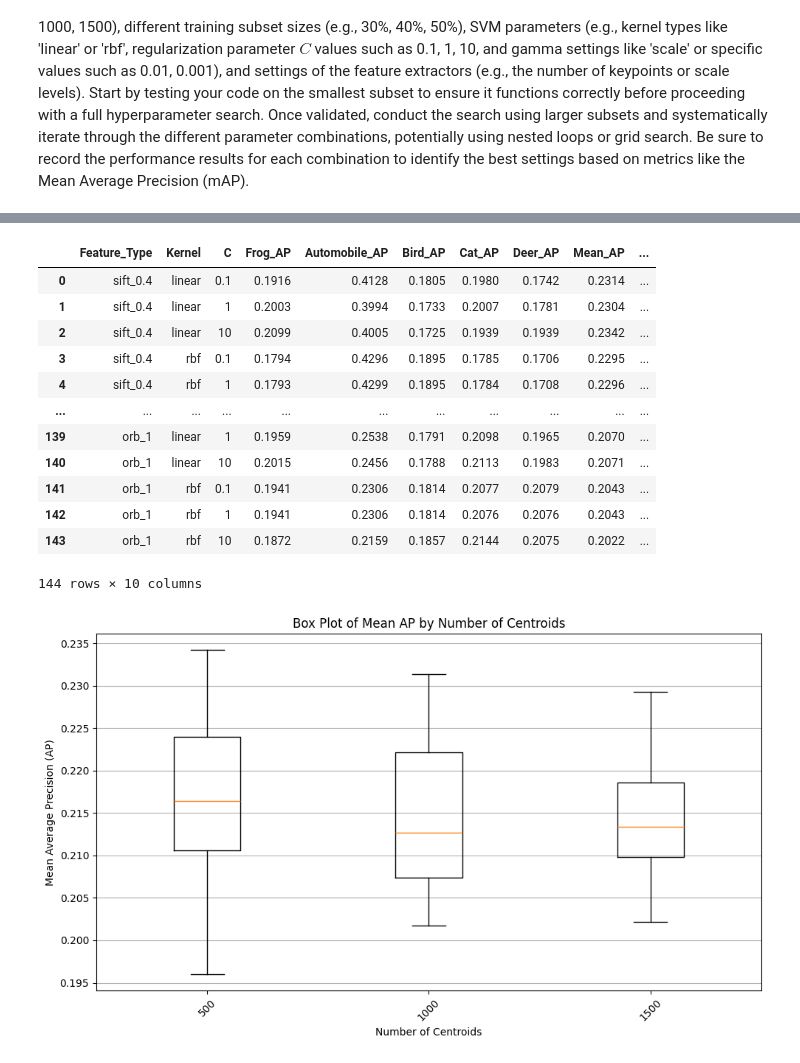
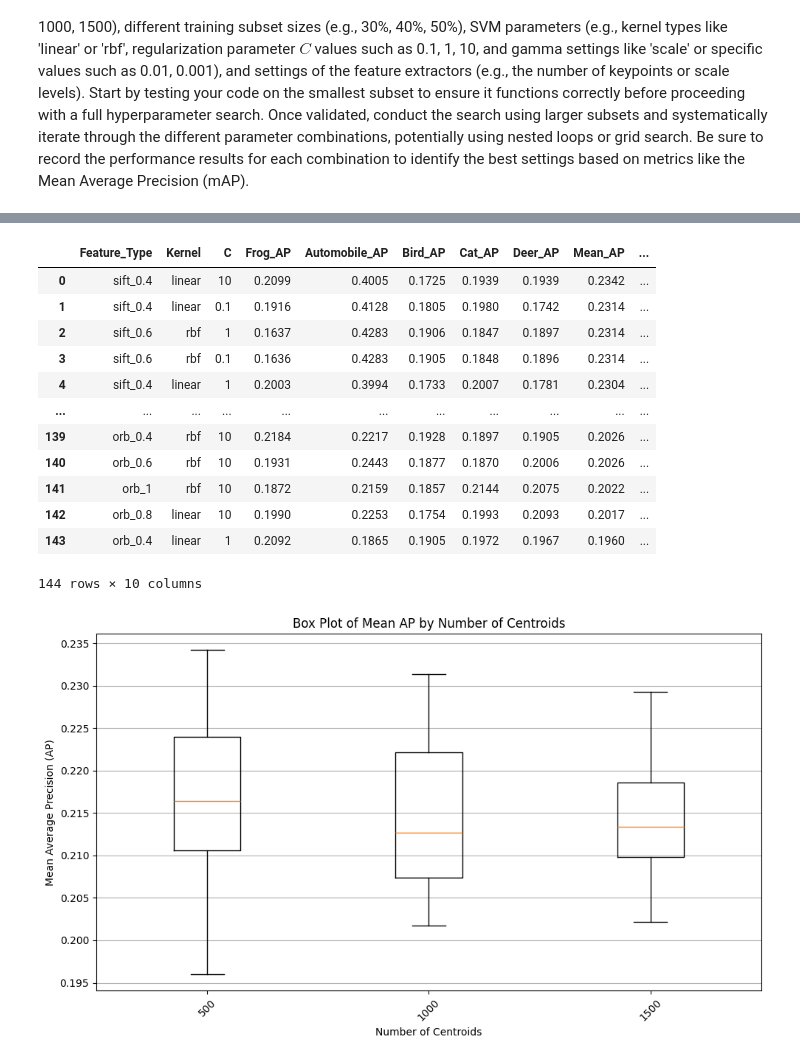
Before and after one commit to matthias-hagenauer/cv1_labs, a Jupyter notebook: cv1-lab-final-1/cv1-final-lab-part-1.ipynb, the cells around one changed output, grey strips where cells are left out. Drawn from its saved outputs; the diff is of its cells as text; code cells hidden in the pictures.

```diff
--- a/cv1-lab-final-1/cv1-final-lab-part-1.ipynb
+++ b/cv1-lab-final-1/cv1-final-lab-part-1.ipynb
@@ -896,29 +886,33 @@ if RERUN_HYPERPARAMETER_TESTING:
 # %%
 import pandas as pd
 
 df_500 = pd.read_pickle('./parse_results/parsed_data_500.pkl')
 df_500["Number_Centroids"] = 500
 
 df_1500 = pd.read_pickle('./parse_results/parsed_data_1500.pkl')
 df_1500["Number_Centroids"] = 1500
 
 df_1000 = pd.read_pickle('./parse_results/parsed_data_1000.pkl')
 df_1000["Number_Centroids"] = 1000
 
 df = pd.concat([df_500, df_1000, df_1500], ignore_index=True)
+
+df.sort_values(by="Mean_AP", ascending=False, inplace=True)
+df.reset_index(drop=True, inplace=True)
+
 df
 # %% [output]
 |  | Feature_Type | Kernel | C | Frog_AP | Automobile_AP | Bird_AP | Cat_AP | Deer_AP | Mean_AP | ... |
-| 0 | sift_0.4 | linear | 0.1 | 0.1916 | 0.4128 | 0.1805 | 0.1980 | 0.1742 | 0.2314 | ... |
-| 1 | sift_0.4 | linear | 1 | 0.2003 | 0.3994 | 0.1733 | 0.2007 | 0.1781 | 0.2304 | ... |
-| 2 | sift_0.4 | linear | 10 | 0.2099 | 0.4005 | 0.1725 | 0.1939 | 0.1939 | 0.2342 | ... |
-| 3 | sift_0.4 | rbf | 0.1 | 0.1794 | 0.4296 | 0.1895 | 0.1785 | 0.1706 | 0.2295 | ... |
-| 4 | sift_0.4 | rbf | 1 | 0.1793 | 0.4299 | 0.1895 | 0.1784 | 0.1708 | 0.2296 | ... |
+| 0 | sift_0.4 | linear | 10 | 0.2099 | 0.4005 | 0.1725 | 0.1939 | 0.1939 | 0.2342 | ... |
+| 1 | sift_0.4 | linear | 0.1 | 0.1916 | 0.4128 | 0.1805 | 0.1980 | 0.1742 | 0.2314 | ... |
+| 2 | sift_0.6 | rbf | 1 | 0.1637 | 0.4283 | 0.1906 | 0.1847 | 0.1897 | 0.2314 | ... |
+| 3 | sift_0.6 | rbf | 0.1 | 0.1636 | 0.4283 | 0.1905 | 0.1848 | 0.1896 | 0.2314 | ... |
+| 4 | sift_0.4 | linear | 1 | 0.2003 | 0.3994 | 0.1733 | 0.2007 | 0.1781 | 0.2304 | ... |
 | ... | ... | ... | ... | ... | ... | ... | ... | ... | ... | ... |
-| 139 | orb_1 | linear | 1 | 0.1959 | 0.2538 | 0.1791 | 0.2098 | 0.1965 | 0.2070 | ... |
-| 140 | orb_1 | linear | 10 | 0.2015 | 0.2456 | 0.1788 | 0.2113 | 0.1983 | 0.2071 | ... |
-| 141 | orb_1 | rbf | 0.1 | 0.1941 | 0.2306 | 0.1814 | 0.2077 | 0.2079 | 0.2043 | ... |
-| 142 | orb_1 | rbf | 1 | 0.1941 | 0.2306 | 0.1814 | 0.2076 | 0.2076 | 0.2043 | ... |
-| 143 | orb_1 | rbf | 10 | 0.1872 | 0.2159 | 0.1857 | 0.2144 | 0.2075 | 0.2022 | ... |
+| 139 | orb_0.4 | rbf | 10 | 0.2184 | 0.2217 | 0.1928 | 0.1897 | 0.1905 | 0.2026 | ... |
+| 140 | orb_0.6 | rbf | 10 | 0.1931 | 0.2443 | 0.1877 | 0.1870 | 0.2006 | 0.2026 | ... |
+| 141 | orb_1 | rbf | 10 | 0.1872 | 0.2159 | 0.1857 | 0.2144 | 0.2075 | 0.2022 | ... |
+| 142 | orb_0.8 | linear | 10 | 0.1990 | 0.2253 | 0.1754 | 0.1993 | 0.2093 | 0.2017 | ... |
+| 143 | orb_0.4 | linear | 1 | 0.2092 | 0.1865 | 0.1905 | 0.1972 | 0.1967 | 0.1960 | ... |
 144 rows × 10 columns
 # %%
```
Also changed, not shown: parts of 10 cells of this notebook.
